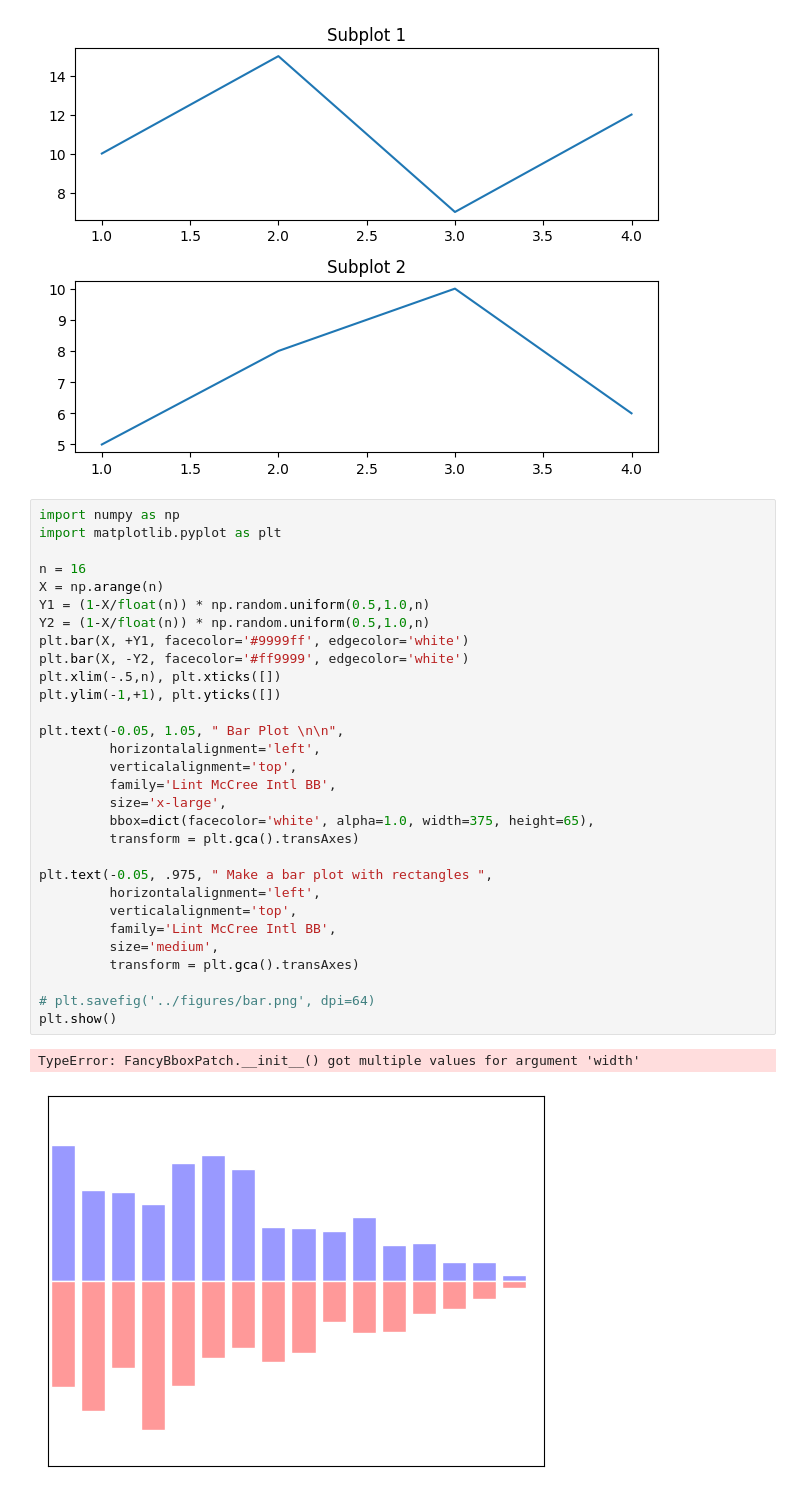
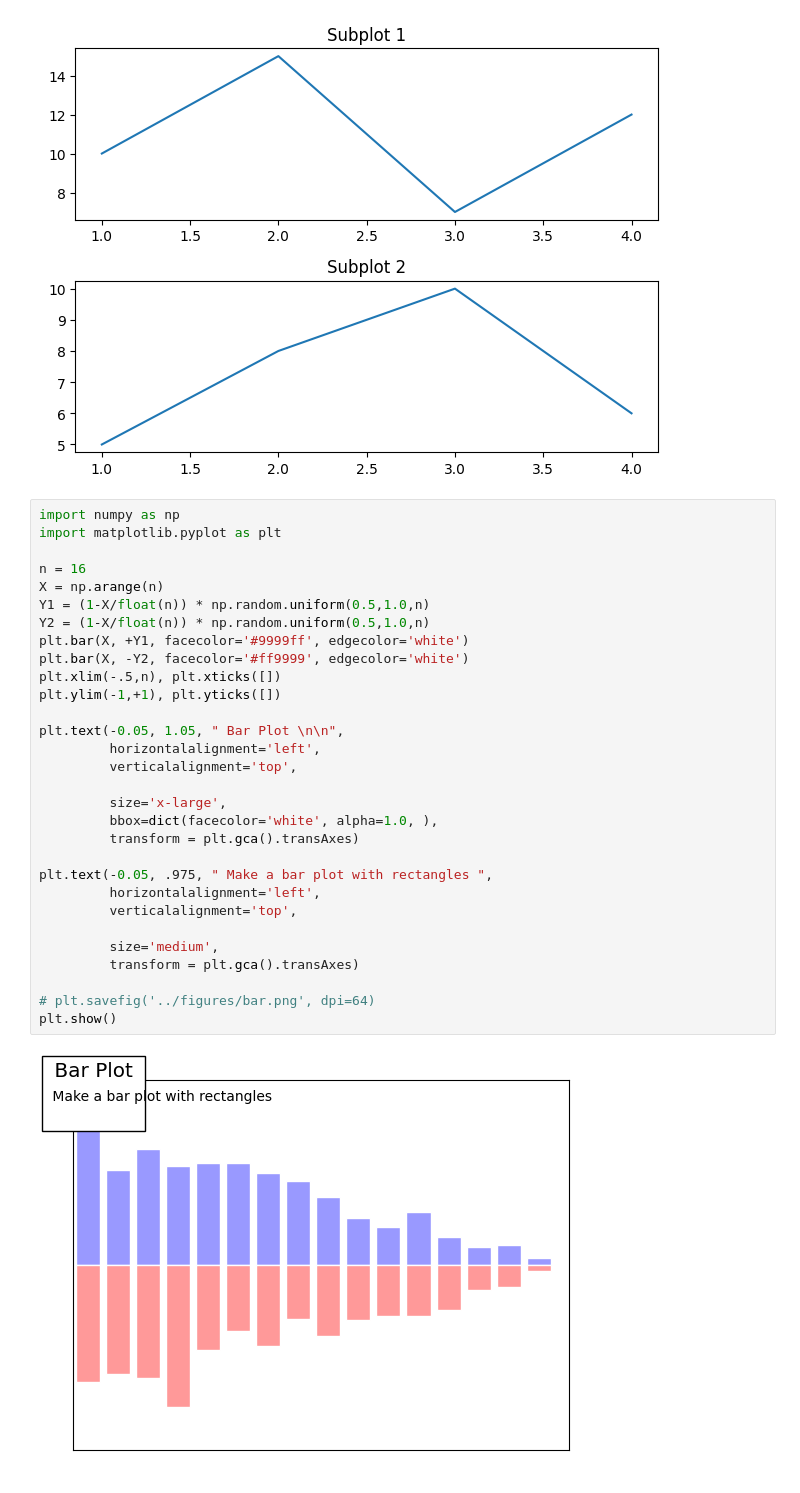
Before and after one commit to Sharmayush23/Data-visualisation-with-matplotlib-and-seaborn, a Jupyter notebook: pracice.ipynb, the cells around one changed output. Cells and saved outputs as stored; diff of their text form.

```diff
--- a/pracice.ipynb
+++ b/pracice.ipynb
@@ -20,33 +20,32 @@ plt.show()
 # %%
 import numpy as np
 import matplotlib.pyplot as plt
 
 n = 16
 X = np.arange(n)
 Y1 = (1-X/float(n)) * np.random.uniform(0.5,1.0,n)
 Y2 = (1-X/float(n)) * np.random.uniform(0.5,1.0,n)
 plt.bar(X, +Y1, facecolor='#9999ff', edgecolor='white')
 plt.bar(X, -Y2, facecolor='#ff9999', edgecolor='white')
 plt.xlim(-.5,n), plt.xticks([])
 plt.ylim(-1,+1), plt.yticks([])
 
 plt.text(-0.05, 1.05, " Bar Plot \n\n",
          horizontalalignment='left',
          verticalalignment='top',
-         family='Lint McCree Intl BB',
+
          size='x-large',
-         bbox=dict(facecolor='white', alpha=1.0, width=375, height=65),
+         bbox=dict(facecolor='white', alpha=1.0, ),
          transform = plt.gca().transAxes)
 
 plt.text(-0.05, .975, " Make a bar plot with rectangles ",
          horizontalalignment='left',
          verticalalignment='top',
-         family='Lint McCree Intl BB',
+
          size='medium',
          transform = plt.gca().transAxes)
 
 # plt.savefig('../figures/bar.png', dpi=64)
 plt.show()
 # %% [output]
-TypeError: FancyBboxPatch.__init__() got multiple values for argument 'width'
-[figure, old version]
+[figure, new version]
```
Also changed, not shown: 2 other files.
